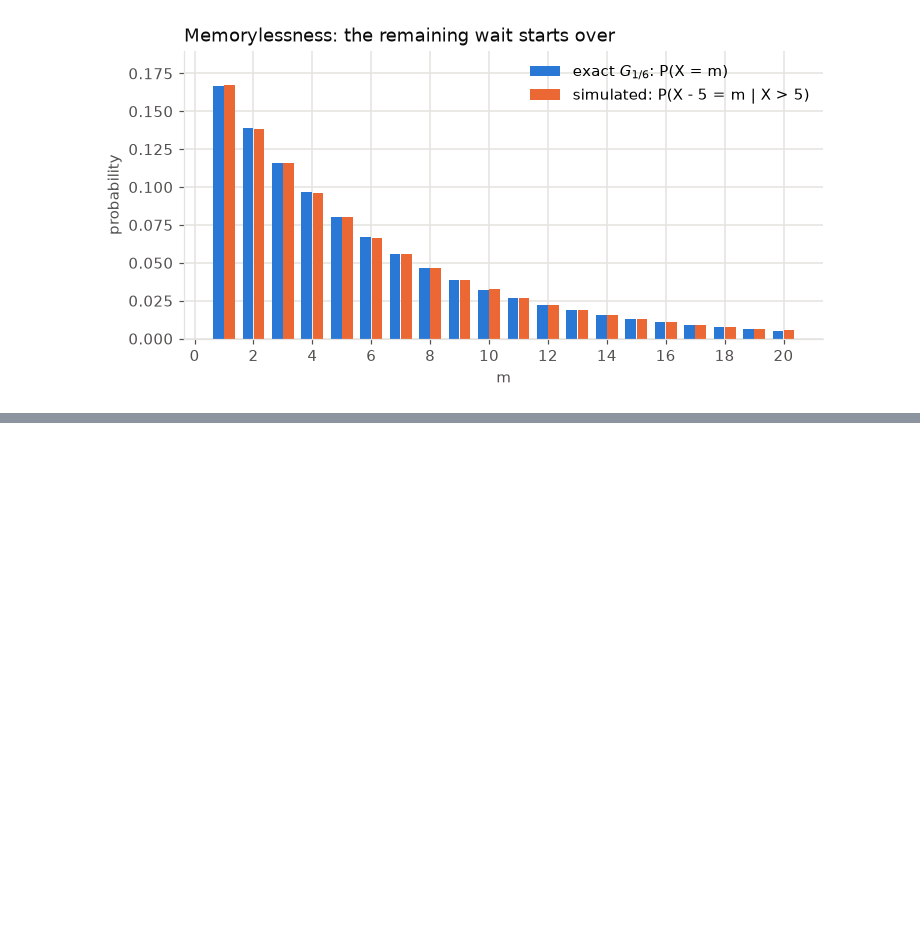
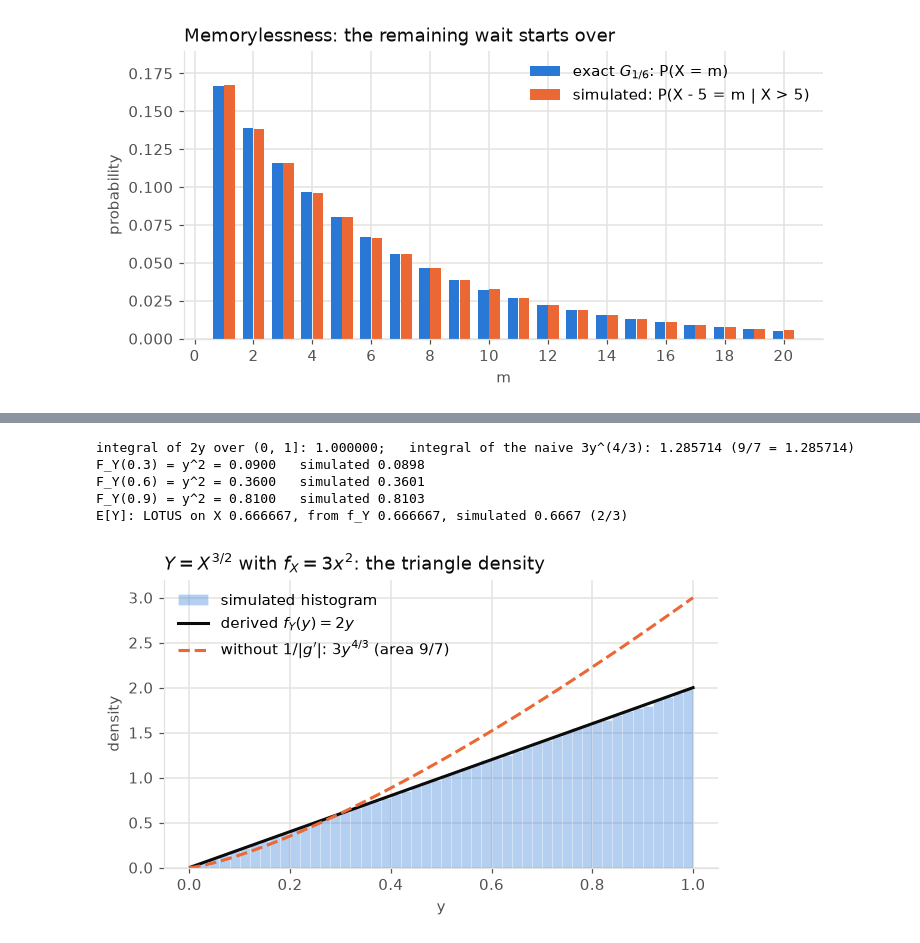
Before and after one commit to aldair-ai/probability-statistics-study-guide, a Jupyter notebook: module-01-probability-review/session-05-distribution-families/notes.ipynb, the cells around one changed output, grey strips where cells are left out. Cells and saved outputs as stored; diff of their text form; code cells hidden in the pictures; blank space fills up the shorter version.

```diff
--- a/module-01-probability-review/session-05-distribution-families/notes.ipynb
+++ b/module-01-probability-review/session-05-distribution-families/notes.ipynb
@@ -614,0 +852,26 @@ P(X = n + m | X > n) = P(X = m) exactly for every n, m tried
+# %%
+f_Y = lambda y: 2 * y
+naive = lambda y: 3 * y ** (4 / 3)          # f_X(g^-1(y)) without dividing by g'(x)
+print(f"integral of 2y over (0, 1]: {quad(f_Y, 0, 1)[0]:.6f};   integral of the naive 3y^(4/3): {quad(naive, 0, 1)[0]:.6f} (9/7 = {9 / 7:.6f})")
+
+Y = Xc ** 1.5
+for y in [0.3, 0.6, 0.9]:
+    print(f"F_Y({y}) = y^2 = {y ** 2:.4f}   simulated {np.mean(Y <= y):.4f}")
+print(f"E[Y]: LOTUS on X {quad(lambda x: x ** 1.5 * f_X(x), 0, 1)[0]:.6f}, from f_Y {quad(lambda y: y * f_Y(y), 0, 1)[0]:.6f}, "
+      f"simulated {Y.mean():.4f} (2/3)")
+
+fig, ax = plt.subplots(figsize=(6.5, 3.4))
+hist_vs_density(ax, Y, f_Y, 0, 1, "derived $f_Y(y) = 2y$")
+ys = np.linspace(0, 1, 200)
+ax.plot(ys, naive(ys), color=ORANGE, lw=2, ls="--", label="without $1/|g'|$: $3y^{4/3}$ (area 9/7)")
+ax.set(xlabel="y", ylabel="density", ylim=(0, 3.2))
+ax.legend(frameon=False, loc="upper left")
+ax.set_title("$Y = X^{3/2}$ with $f_X = 3x^2$: the triangle density", color=INK, loc="left")
+plt.show()
+# %% [output]
+integral of 2y over (0, 1]: 1.000000;   integral of the naive 3y^(4/3): 1.285714 (9/7 = 1.285714)
+F_Y(0.3) = y^2 = 0.0900   simulated 0.0898
+F_Y(0.6) = y^2 = 0.3600   simulated 0.3601
+F_Y(0.9) = y^2 = 0.8100   simulated 0.8103
+E[Y]: LOTUS on X 0.666667, from f_Y 0.666667, simulated 0.6667 (2/3)
+[figure, added]
```
Also changed, not shown: parts of 16 cells of this notebook.
